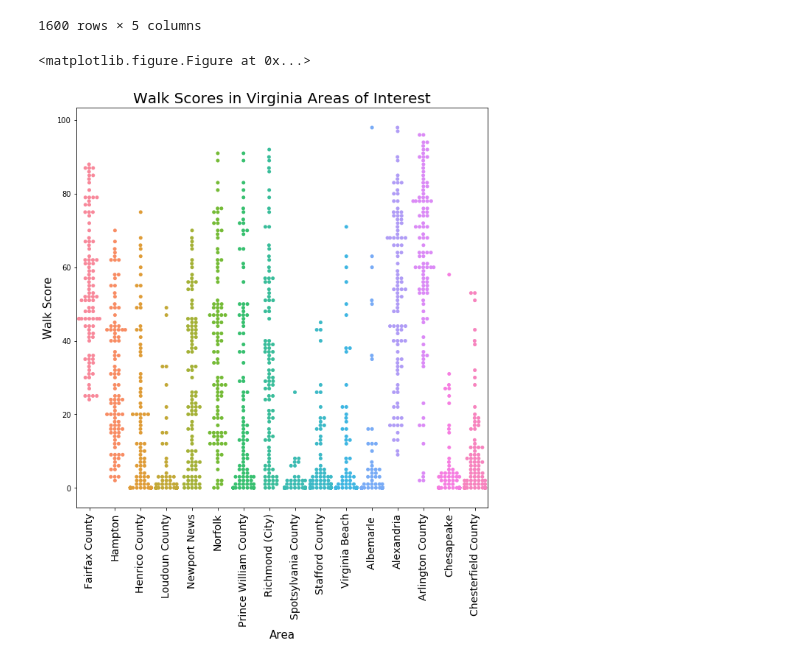
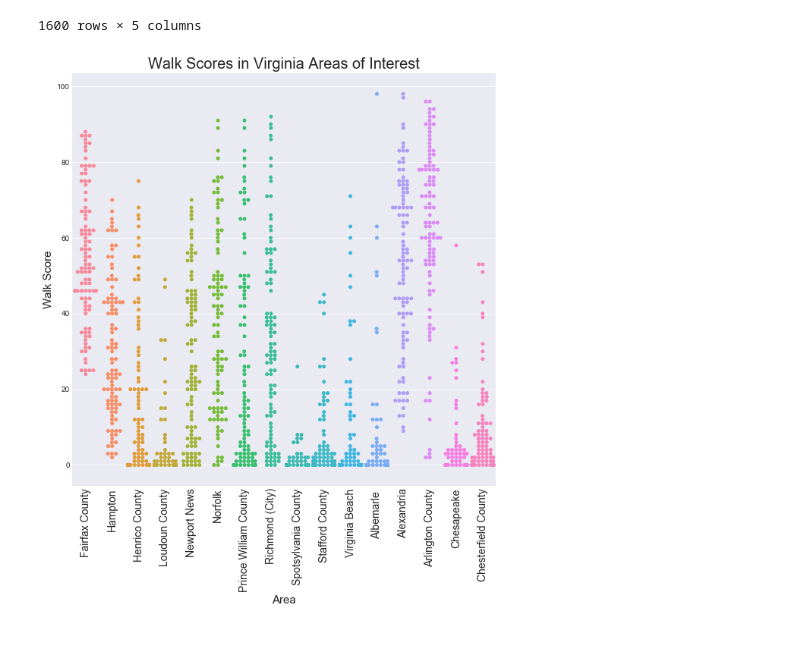
Before and after one commit to aeisenba61/project-mayhem, a Jupyter notebook: Walk Score Variation in Areas of Interest.ipynb, the cells around one changed output. Cells and saved outputs as stored; diff of their text form; code cells hidden in the pictures.

```diff
--- a/Walk Score Variation in Areas of Interest.ipynb
+++ b/Walk Score Variation in Areas of Interest.ipynb
@@ -69,15 +69,15 @@ array(['Fairfax County', 'Hampton', 'Henrico County', 'Loudoun County',
 | 1599 | 37.339452 | -77.668738 | 0.0 | NaN | Chesterfield County |
 1600 rows × 5 columns
 # %%
+sns.set_style("darkgrid")
 plt.subplots(figsize=(10,10))
 ax = sns.swarmplot(x="area_fixed", y="walk score", data=df)
 labels = ax.get_xticklabels()
 plt.setp(labels, rotation=90, fontsize=14)
 plt.title('Walk Scores in Virginia Areas of Interest', size = 20)
 plt.xlabel('Area',size = 15)
 plt.ylabel('Walk Score',size = 15)
 plt.savefig('Walk Scores in Virginia.png')
 plt.show()
 # %% [output]
-<matplotlib.figure.Figure at 0x...>
-[figure, old version]
+[figure, new version]
```
Also changed, not shown: 4 other files.
